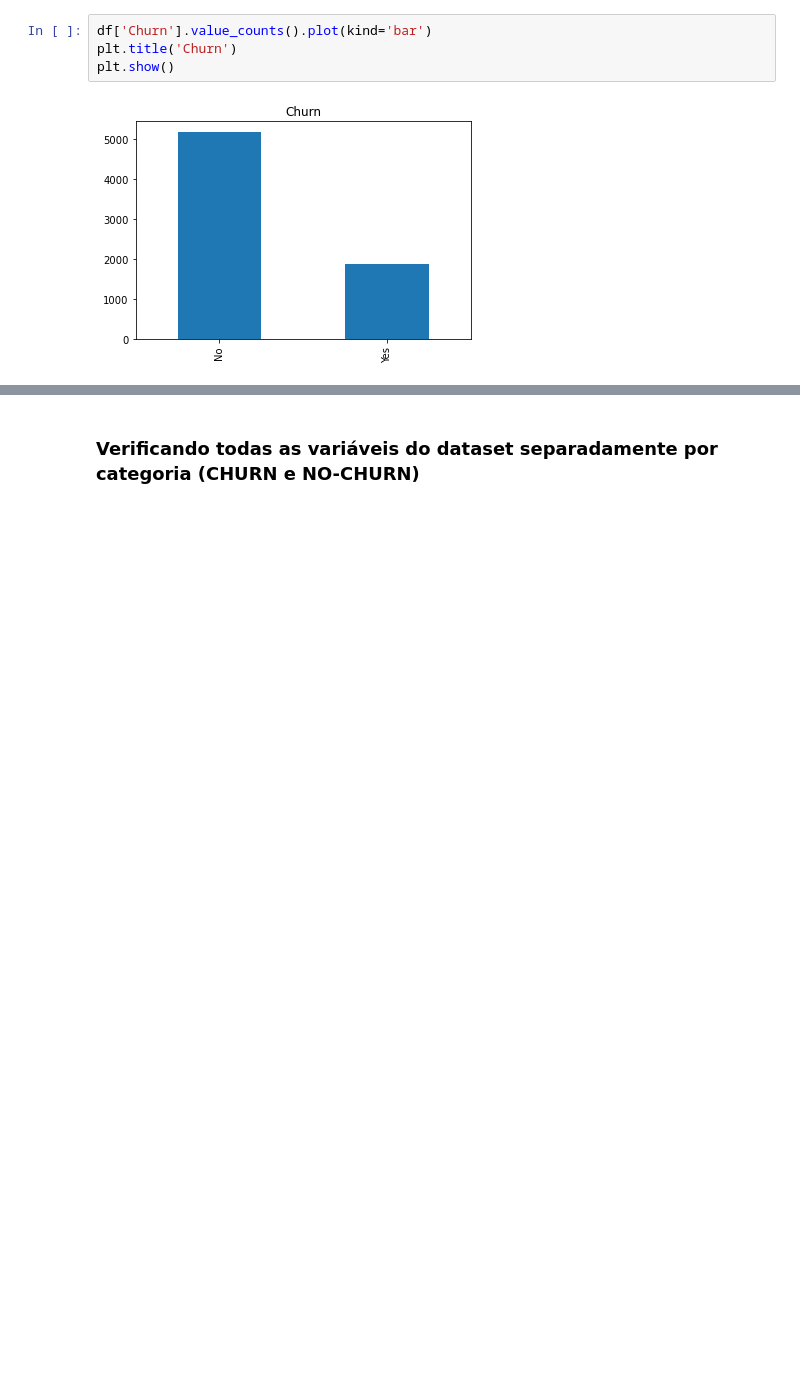
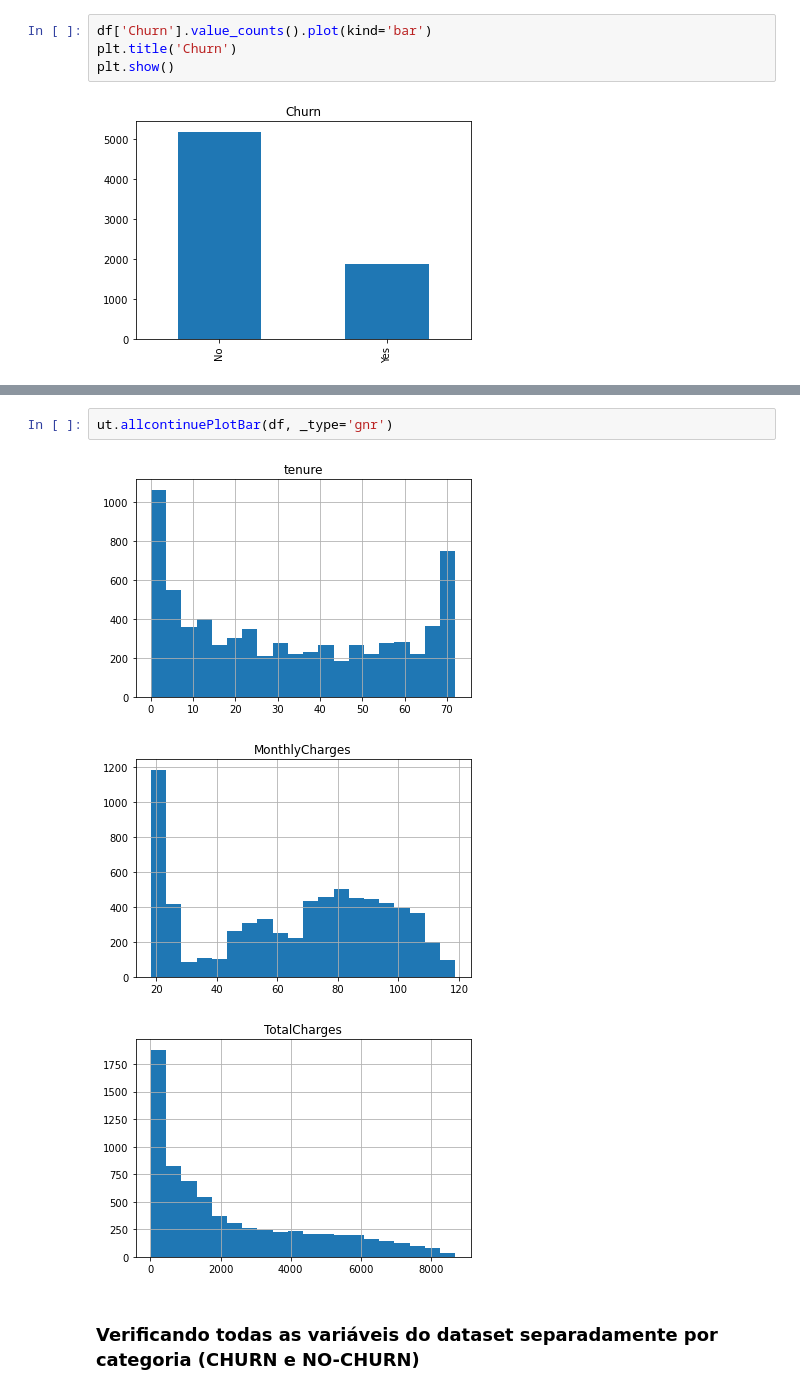
Before and after one commit to jonnathann/TesteTecnicoA3, a Jupyter notebook: notebooks/Análise_Exploratória.ipynb, the cells around one changed output, grey strips where cells are left out. Saved outputs shown, nothing was run; the diff lists cells and outputs as text; blank space fills up the shorter version.

```diff
--- a/notebooks/Análise_Exploratória.ipynb
+++ b/notebooks/Análise_Exploratória.ipynb
@@ -101,6 +120,12 @@ allcategoricalPlotBar(df, _type='gnr')
 [figure]
 [figure]
 ... (4 outputs left out)
+# %%
+ut.allcontinuePlotBar(df, _type='gnr')
+# %% [output]
+[figure, added]
+[figure, added]
+[figure, added]
 # %% [markdown]
 ### Verificando todas as variáveis do dataset separadamente por categoria (CHURN e NO-CHURN)
 # %%
```
Also changed, not shown: parts of 31 cells of this notebook, 2 other files.
